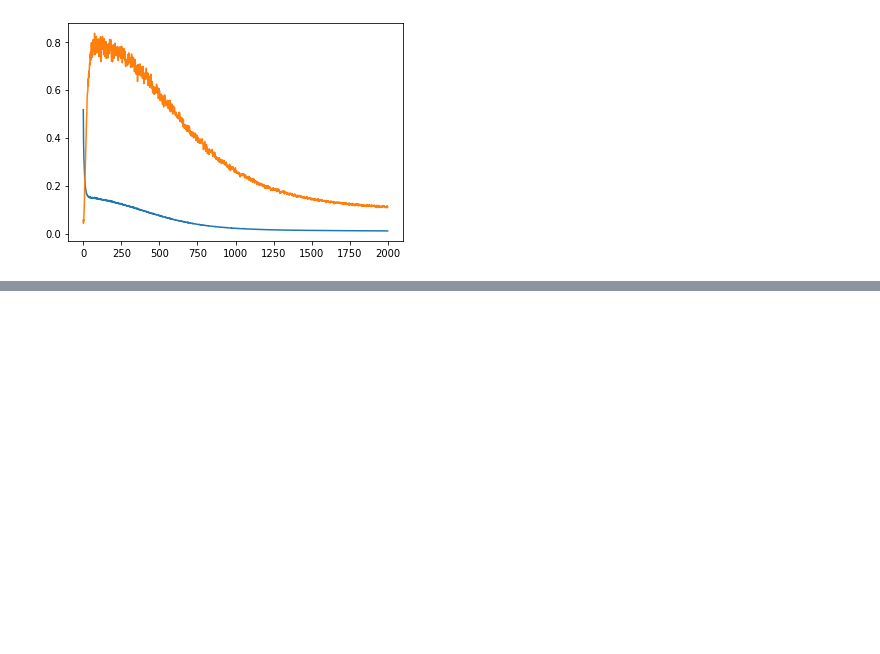
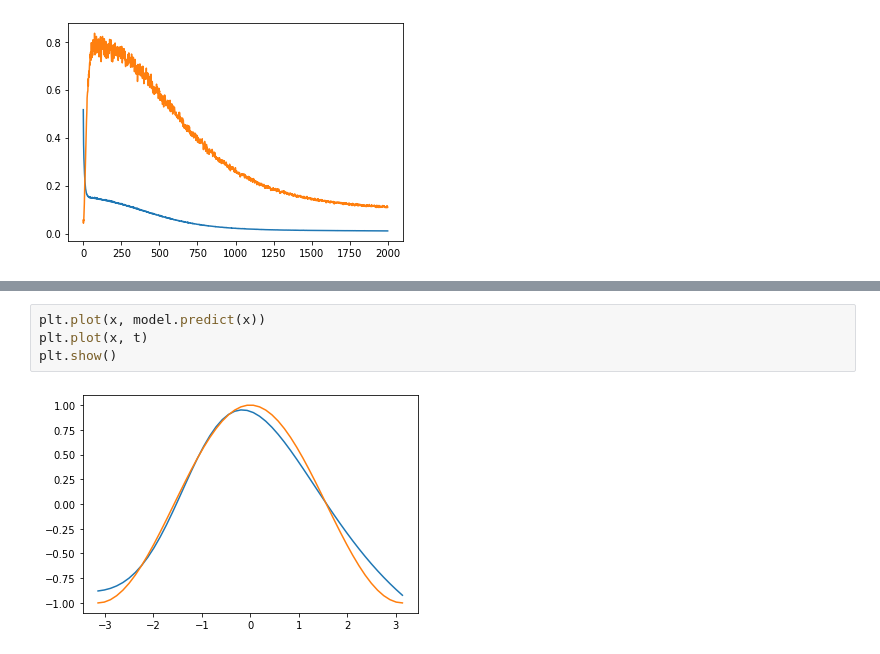
Before and after one commit to elmox0818/ai_learning, a Jupyter notebook: RNN_END.ipynb, the cells around one changed output, grey strips where cells are left out. Drawn from its saved outputs; the diff is of its cells as text; blank space fills up the shorter version.

```diff
--- a/RNN_END.ipynb
+++ b/RNN_END.ipynb
@@ -115,0 +167,6 @@ plt.show()
+# %%
+plt.plot(x, model.predict(x))
+plt.plot(x, t)
+plt.show()
+# %% [output]
+[figure, added]
```
Also changed, not shown: parts of 13 cells of this notebook.
